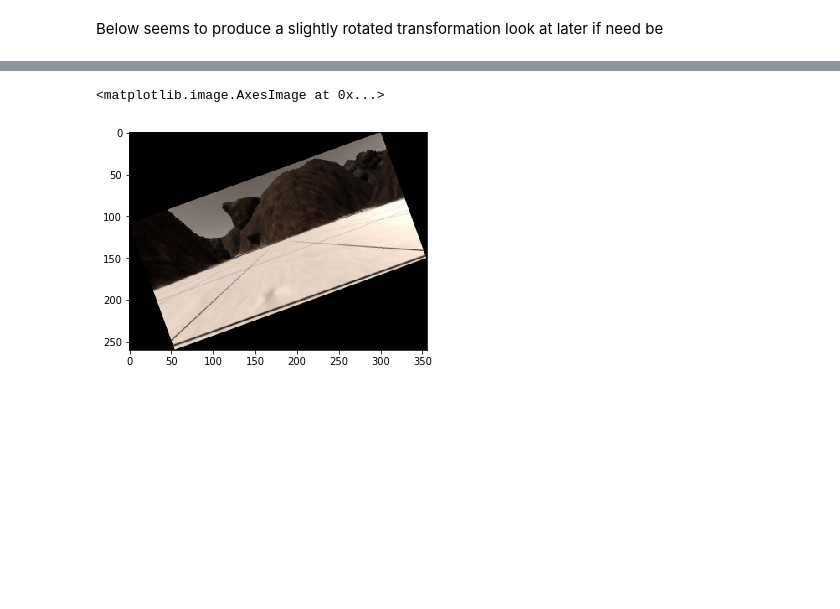
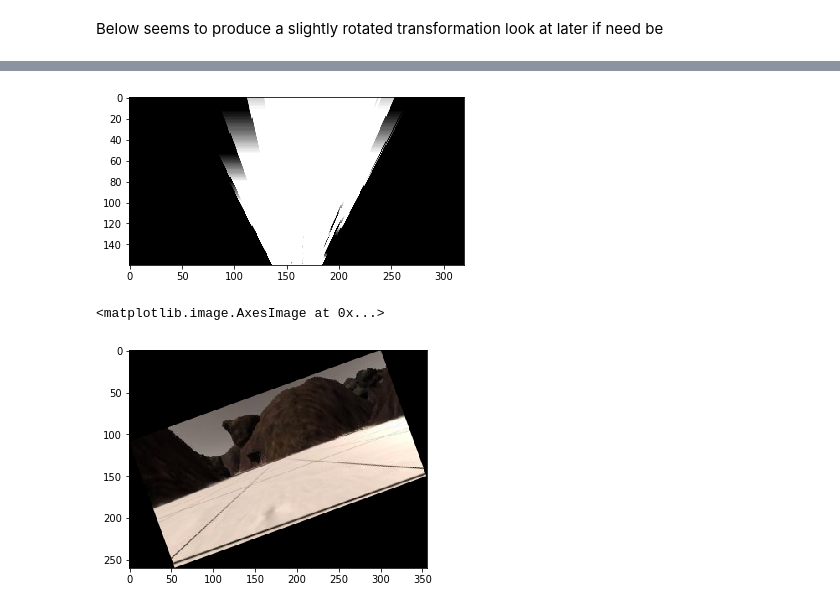
Before and after one commit to d13sl0w/RoboND-Rover-Project, a Jupyter notebook: code/Rover_Scratch_Space.ipynb, the cells around one changed output, grey strips where cells are left out. Saved outputs shown, nothing was run; the diff lists cells and outputs as text; code cells hidden in the pictures; blank space fills up the shorter version.

```diff
--- a/code/Rover_Scratch_Space.ipynb
+++ b/code/Rover_Scratch_Space.ipynb
@@ -40,3 +48,7 @@ Below seems to produce a slightly rotated transformation look at later if need b
+# %%
+rover.process_image(sample_image)
+# %% [output]
+[figure, added]
 # %%
 class NASARover():
     def __init__(self, init_coords, init_yaw):
```
Also changed, not shown: parts of 9 cells of this notebook.
